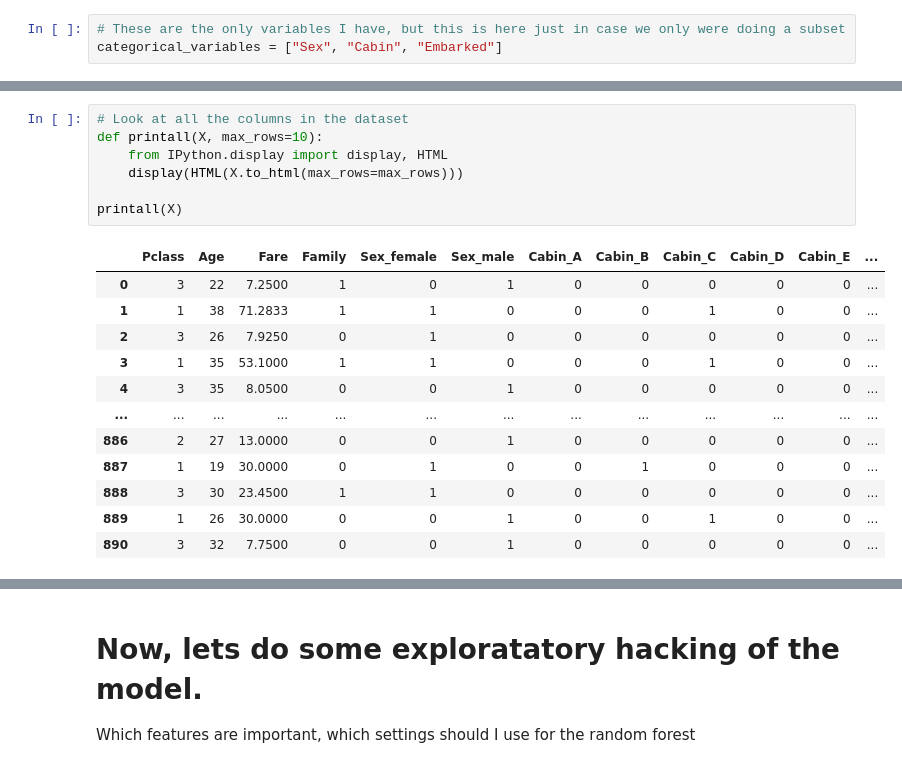
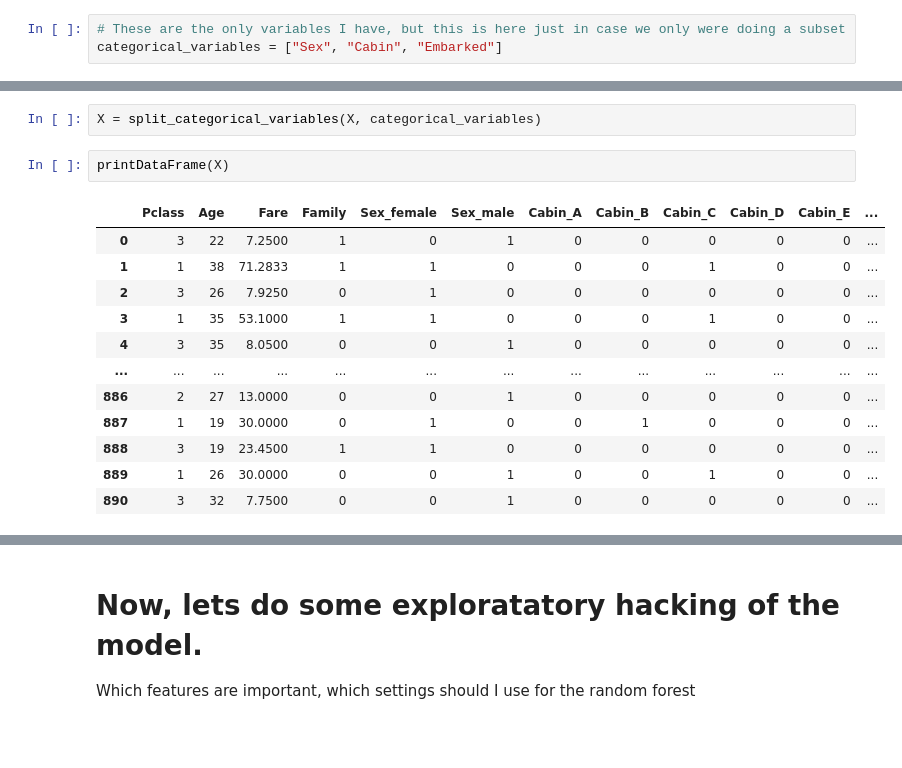
Before and after one commit to drrcool/KaggleComps, a Jupyter notebook: Titanic/Titanic_Visualization.ipynb, the cells around one changed output, grey strips where cells are left out. Drawn from its saved outputs; the diff is of its cells as text; blank space fills up the shorter version.

```diff
--- a/Titanic/Titanic_Visualization.ipynb
+++ b/Titanic/Titanic_Visualization.ipynb
@@ -371,23 +351,20 @@ for variable in categorical_variables:
-# %%
-# Look at all the columns in the dataset
-def printall(X, max_rows=10):
-    from IPython.display import display, HTML
-    display(HTML(X.to_html(max_rows=max_rows)))
-
-printall(X)
-# %% [output]
-|  | Pclass | Age | Fare | Family | Sex_female | Sex_male | Cabin_A | Cabin_B | Cabin_C | Cabin_D | Cabin_E | ... |
-| 0 | 3 | 22 | 7.2500 | 1 | 0 | 1 | 0 | 0 | 0 | 0 | 0 | ... |
-| 1 | 1 | 38 | 71.2833 | 1 | 1 | 0 | 0 | 0 | 1 | 0 | 0 | ... |
-| 2 | 3 | 26 | 7.9250 | 0 | 1 | 0 | 0 | 0 | 0 | 0 | 0 | ... |
-| 3 | 1 | 35 | 53.1000 | 1 | 1 | 0 | 0 | 0 | 1 | 0 | 0 | ... |
-| 4 | 3 | 35 | 8.0500 | 0 | 0 | 1 | 0 | 0 | 0 | 0 | 0 | ... |
-| ... | ... | ... | ... | ... | ... | ... | ... | ... | ... | ... | ... | ... |
-| 886 | 2 | 27 | 13.0000 | 0 | 0 | 1 | 0 | 0 | 0 | 0 | 0 | ... |
-| 887 | 1 | 19 | 30.0000 | 0 | 1 | 0 | 0 | 1 | 0 | 0 | 0 | ... |
-| 888 | 3 | 30 | 23.4500 | 1 | 1 | 0 | 0 | 0 | 0 | 0 | 0 | ... |
-| 889 | 1 | 26 | 30.0000 | 0 | 0 | 1 | 0 | 0 | 1 | 0 | 0 | ... |
-| 890 | 3 | 32 | 7.7500 | 0 | 0 | 1 | 0 | 0 | 0 | 0 | 0 | ... |
+# %%
+X = split_categorical_variables(X, categorical_variables)
+# %%
+printDataFrame(X)
+# %% [output]
+|  | Pclass | Age | Fare | Family | Sex_female | Sex_male | Cabin_A | Cabin_B | Cabin_C | Cabin_D | Cabin_E | ... |
+| 0 | 3 | 22 | 7.2500 | 1 | 0 | 1 | 0 | 0 | 0 | 0 | 0 | ... |
+| 1 | 1 | 38 | 71.2833 | 1 | 1 | 0 | 0 | 0 | 1 | 0 | 0 | ... |
+| 2 | 3 | 26 | 7.9250 | 0 | 1 | 0 | 0 | 0 | 0 | 0 | 0 | ... |
+| 3 | 1 | 35 | 53.1000 | 1 | 1 | 0 | 0 | 0 | 1 | 0 | 0 | ... |
+| 4 | 3 | 35 | 8.0500 | 0 | 0 | 1 | 0 | 0 | 0 | 0 | 0 | ... |
+| ... | ... | ... | ... | ... | ... | ... | ... | ... | ... | ... | ... | ... |
+| 886 | 2 | 27 | 13.0000 | 0 | 0 | 1 | 0 | 0 | 0 | 0 | 0 | ... |
+| 887 | 1 | 19 | 30.0000 | 0 | 1 | 0 | 0 | 1 | 0 | 0 | 0 | ... |
+| 888 | 3 | 19 | 23.4500 | 1 | 1 | 0 | 0 | 0 | 0 | 0 | 0 | ... |
+| 889 | 1 | 26 | 30.0000 | 0 | 0 | 1 | 0 | 0 | 1 | 0 | 0 | ... |
+| 890 | 3 | 32 | 7.7500 | 0 | 0 | 1 | 0 | 0 | 0 | 0 | 0 | ... |
 # %%
 model = RandomForestRegressor(100, oob_score=True, n_jobs=-1)
 model.fit(X, y)
```
Also changed, not shown: parts of 21 cells of this notebook, 2 other files.
